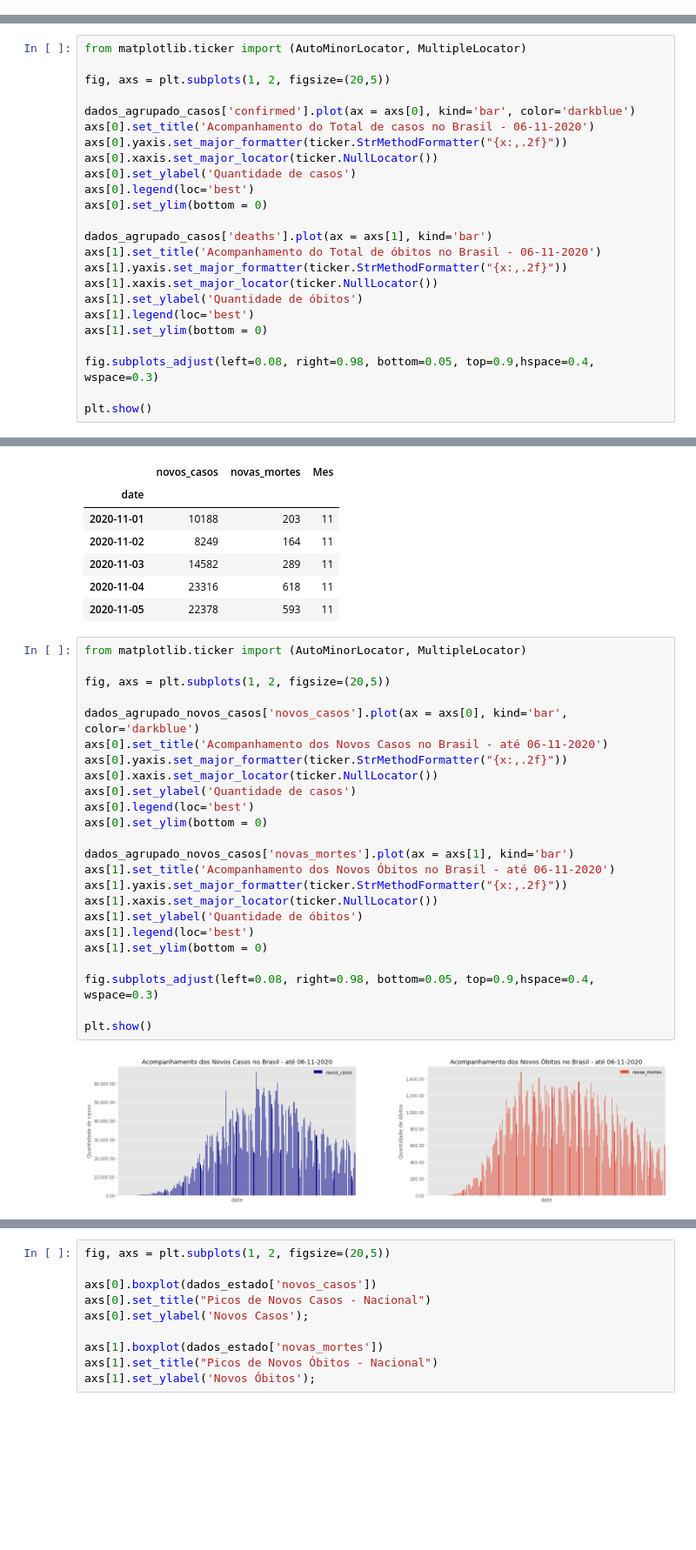
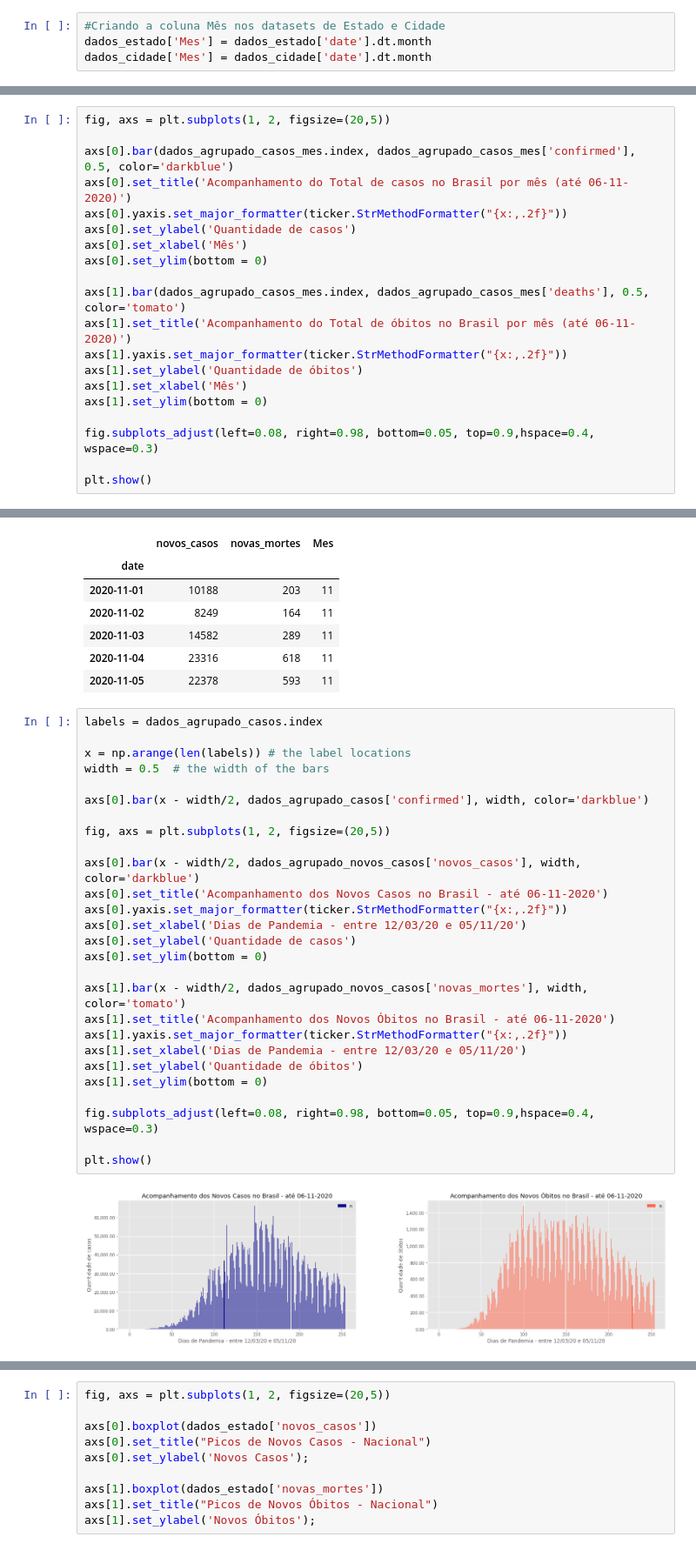
Before and after one commit to andrevcmelo/BootcampAlura2021, a Jupyter notebook: BootcampAlura_ProjetoModulo01_AndréMelo.ipynb, the cells around one changed output, grey strips where cells are left out. Shown at 87% size. Saved outputs shown, nothing was run; the diff lists cells and outputs as text; blank space fills up the shorter version.

```diff
--- a/BootcampAlura_ProjetoModulo01_AndréMelo.ipynb
+++ b/BootcampAlura_ProjetoModulo01_AndréMelo.ipynb
@@ -207,4 +218,8 @@ city_ibge_code                     3655
 confirmed_per_100k_inhabitants    16976
 death_rate                            0
 dtype: int64
+# %%
+#Criando a coluna Mês nos datasets de Estado e Cidade
+dados_estado['Mes'] = dados_estado['date'].dt.month
+dados_cidade['Mes'] = dados_cidade['date'].dt.month
 # %% [markdown]
@@ -291,22 +349,18 @@ dados_agrupado_casos.tail(5)
 # %%
-from matplotlib.ticker import (AutoMinorLocator, MultipleLocator)
-
 fig, axs = plt.subplots(1, 2, figsize=(20,5))
 
-dados_agrupado_casos['confirmed'].plot(ax = axs[0], kind='bar', color='darkblue')
-axs[0].set_title('Acompanhamento do Total de casos no Brasil - 06-11-2020')
+axs[0].bar(dados_agrupado_casos_mes.index, dados_agrupado_casos_mes['confirmed'], 0.5, color='darkblue')
+axs[0].set_title('Acompanhamento do Total de casos no Brasil por mês (até 06-11-2020)')
 axs[0].yaxis.set_major_formatter(ticker.StrMethodFormatter("{x:,.2f}"))
-axs[0].xaxis.set_major_locator(ticker.NullLocator())
 axs[0].set_ylabel('Quantidade de casos')
-axs[0].legend(loc='best')
+axs[0].set_xlabel('Mês')
 axs[0].set_ylim(bottom = 0)
 
-dados_agrupado_casos['deaths'].plot(ax = axs[1], kind='bar')
-axs[1].set_title('Acompanhamento do Total de óbitos no Brasil - 06-11-2020')
+axs[1].bar(dados_agrupado_casos_mes.index, dados_agrupado_casos_mes['deaths'], 0.5, color='tomato')
+axs[1].set_title('Acompanhamento do Total de óbitos no Brasil por mês (até 06-11-2020)')
 axs[1].yaxis.set_major_formatter(ticker.StrMethodFormatter("{x:,.2f}"))
-axs[1].xaxis.set_major_locator(ticker.NullLocator())
 axs[1].set_ylabel('Quantidade de óbitos')
-axs[1].legend(loc='best')
+axs[1].set_xlabel('Mês')
 axs[1].set_ylim(bottom = 0)
 
 fig.subplots_adjust(left=0.08, right=0.98, bottom=0.05, top=0.9,hspace=0.4, wspace=0.3)
@@ -393,28 +449,31 @@ dados_agrupado_novos_casos.tail(5)
 | 2020-11-04 | 23316 | 618 | 11 |
 | 2020-11-05 | 22378 | 593 | 11 |
 # %%
-from matplotlib.ticker import (AutoMinorLocator, MultipleLocator)
+labels = dados_agrupado_casos.index
+
+x = np.arange(len(labels)) # the label locations
+width = 0.5  # the width of the bars
+
+axs[0].bar(x - width/2, dados_agrupado_casos['confirmed'], width, color='darkblue')
 
 fig, axs = plt.subplots(1, 2, figsize=(20,5))
 
-dados_agrupado_novos_casos['novos_casos'].plot(ax = axs[0], kind='bar', color='darkblue')
+axs[0].bar(x - width/2, dados_agrupado_novos_casos['novos_casos'], width, color='darkblue')
 axs[0].set_title('Acompanhamento dos Novos Casos no Brasil - até 06-11-2020')
 axs[0].yaxis.set_major_formatter(ticker.StrMethodFormatter("{x:,.2f}"))
-axs[0].xaxis.set_major_locator(ticker.NullLocator())
+axs[0].set_xlabel('Dias de Pandemia - entre 12/03/20 e 05/11/20')
 axs[0].set_ylabel('Quantidade de casos')
-axs[0].legend(loc='best')
 axs[0].set_ylim(bottom = 0)
 
-dados_agrupado_novos_casos['novas_mortes'].plot(ax = axs[1], kind='bar')
+axs[1].bar(x - width/2, dados_agrupado_novos_casos['novas_mortes'], width, color='tomato')
 axs[1].set_title('Acompanhamento dos Novos Óbitos no Brasil - até 06-11-2020')
 axs[1].yaxis.set_major_formatter(ticker.StrMethodFormatter("{x:,.2f}"))
-axs[1].xaxis.set_major_locator(ticker.NullLocator())
+axs[1].set_xlabel('Dias de Pandemia - entre 12/03/20 e 05/11/20')
 axs[1].set_ylabel('Quantidade de óbitos')
-axs[1].legend(loc='best')
 axs[1].set_ylim(bottom = 0)
 
 fig.subplots_adjust(left=0.08, right=0.98, bottom=0.05, top=0.9,hspace=0.4, wspace=0.3)
 
 plt.show()
 # %% [output]
-[figure, old version]
+[figure, new version]
```
Also changed, not shown: parts of 28 cells of this notebook.
